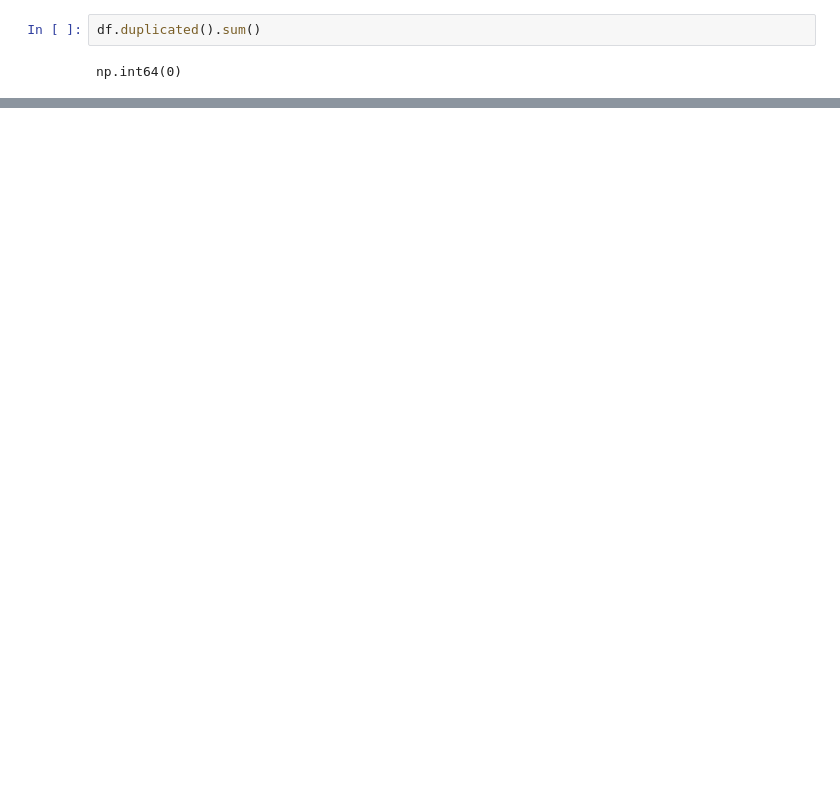
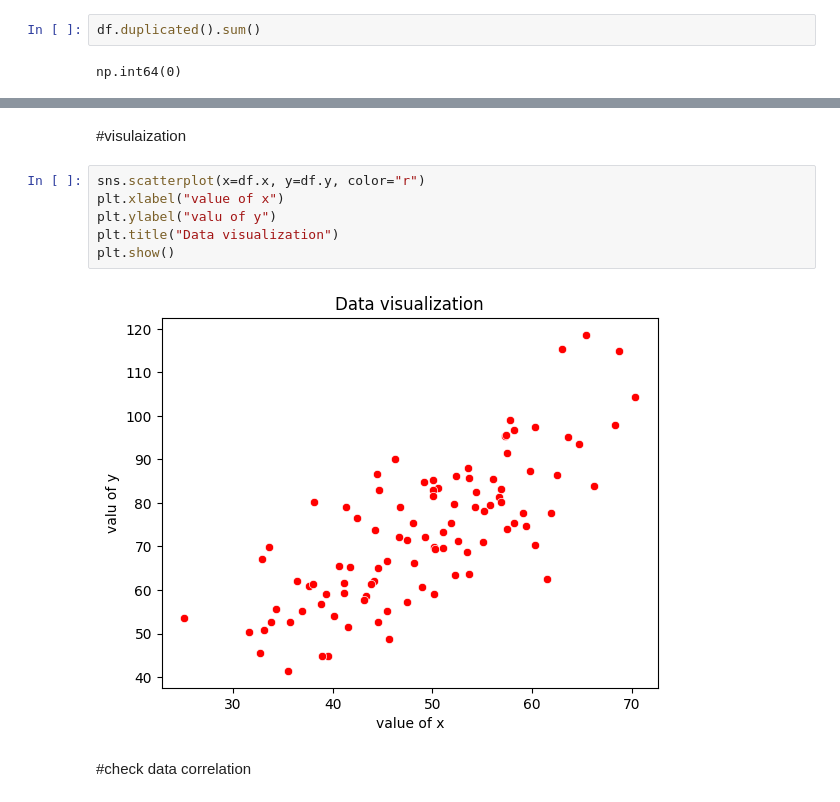
Before and after one commit to arzuantor/Linear-Regression, a Jupyter notebook: leaner_rigression_.ipynb, the cells around one changed output, grey strips where cells are left out. Drawn from its saved outputs; the diff is of its cells as text; blank space fills up the shorter version.

```diff
--- a/leaner_rigression_.ipynb
+++ b/leaner_rigression_.ipynb
@@ -26,0 +50,12 @@ np.int64(0)
+# %% [markdown]
+#visulaization
+# %%
+sns.scatterplot(x=df.x, y=df.y, color="r")
+plt.xlabel("value of x")
+plt.ylabel("valu of y")
+plt.title("Data visualization")
+plt.show()
+# %% [output]
+[figure, added]
+# %% [markdown]
+#check data correlation
```
Also changed, not shown: parts of 11 cells of this notebook.
